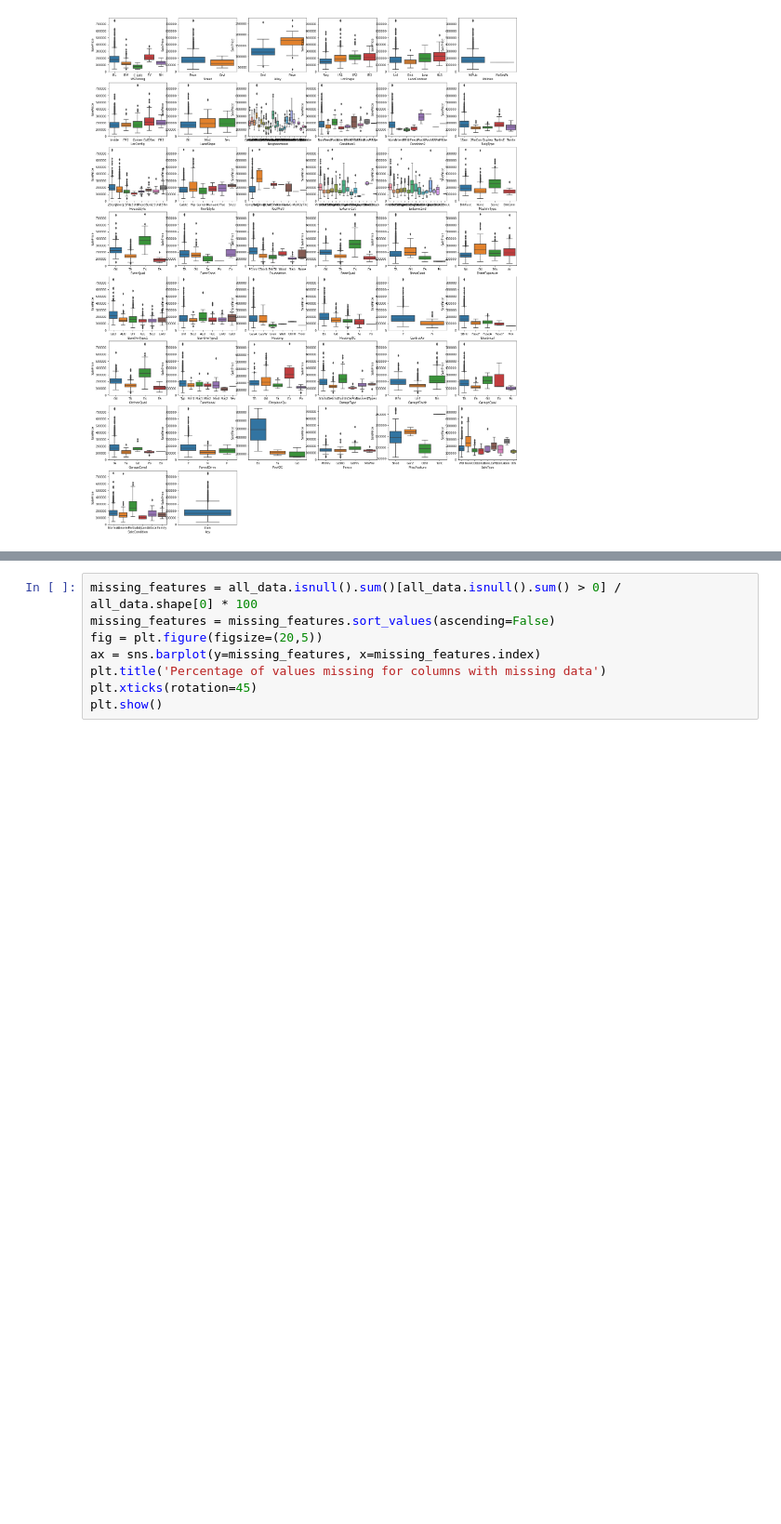
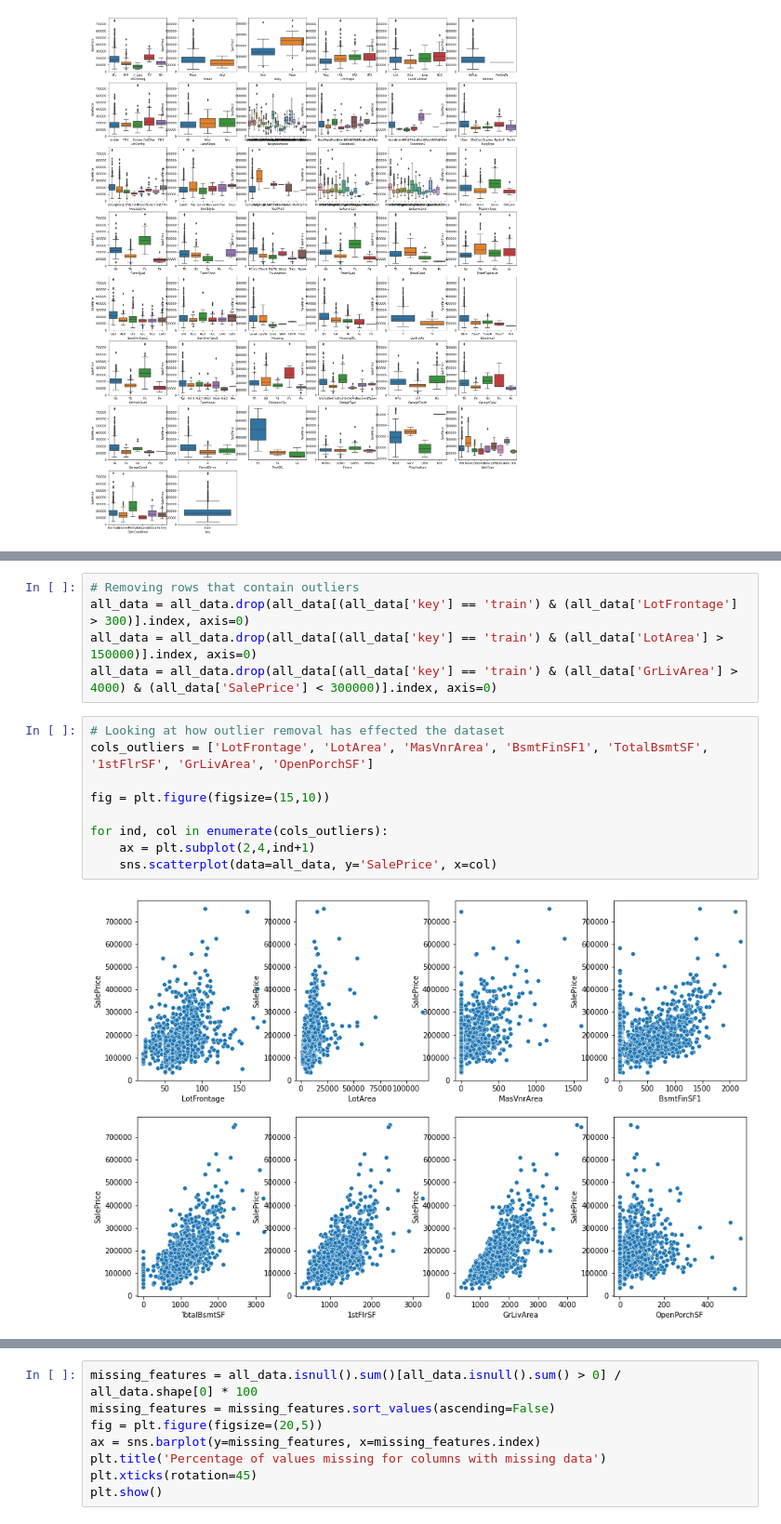
Before and after one commit to JackPierce11/Predicting-House-Prices, a Jupyter notebook: predicting-house-prices.ipynb, the cells around one changed output, grey strips where cells are left out. Shown at 93% size. Cells and saved outputs as stored; diff of their text form; blank space fills up the shorter version.

```diff
--- a/predicting-house-prices.ipynb
+++ b/predicting-house-prices.ipynb
@@ -173,0 +215,16 @@ Lets look at the missing values in the entire dataset and work out how to deal w
+# %%
+# Removing rows that contain outliers
+all_data = all_data.drop(all_data[(all_data['key'] == 'train') & (all_data['LotFrontage'] > 300)].index, axis=0)
+all_data = all_data.drop(all_data[(all_data['key'] == 'train') & (all_data['LotArea'] > 150000)].index, axis=0)
+all_data = all_data.drop(all_data[(all_data['key'] == 'train') & (all_data['GrLivArea'] > 4000) & (all_data['SalePrice'] < 300000)].index, axis=0)
+# %%
+# Looking at how outlier removal has effected the dataset
+cols_outliers = ['LotFrontage', 'LotArea', 'MasVnrArea', 'BsmtFinSF1', 'TotalBsmtSF', '1stFlrSF', 'GrLivArea', 'OpenPorchSF']
+
+fig = plt.figure(figsize=(15,10))
+
+for ind, col in enumerate(cols_outliers):
+    ax = plt.subplot(2,4,ind+1)
+    sns.scatterplot(data=all_data, y='SalePrice', x=col)
+# %% [output]
+[figure, added]
```
Also changed, not shown: parts of 60 cells of this notebook.
